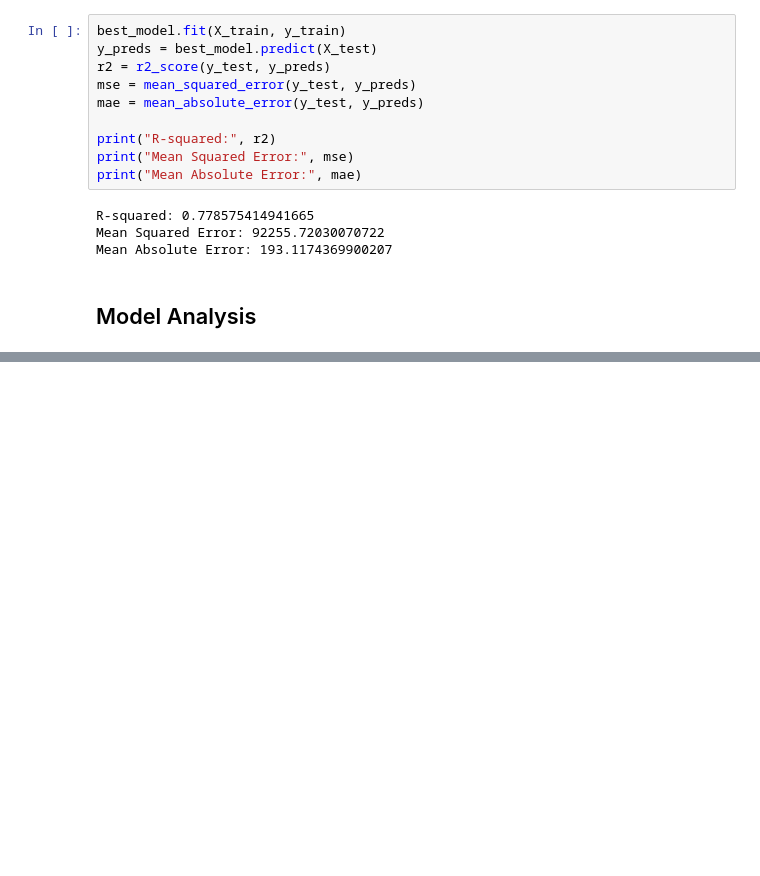
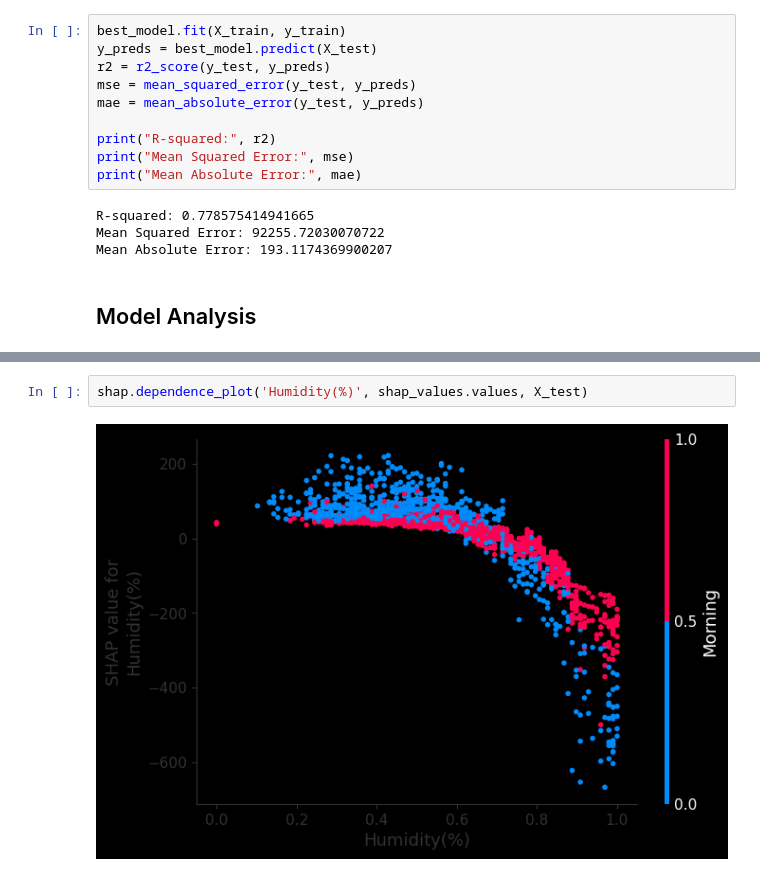
Before and after one commit to majinmarco/ML-Practice, a Jupyter notebook: Seoul Bike Fares/Seoul_Fares.ipynb, the cells around one changed output, grey strips where cells are left out. Drawn from its saved outputs; the diff is of its cells as text; blank space fills up the shorter version.

```diff
--- a/Seoul Bike Fares/Seoul_Fares.ipynb
+++ b/Seoul Bike Fares/Seoul_Fares.ipynb
@@ -446,0 +378,4 @@ However, this is also due to the fact that the energy demanding range for this f
+# %%
+shap.dependence_plot('Humidity(%)', shap_values.values, X_test)
+# %% [output]
+[figure, added]
```
Also changed, not shown: parts of 26 cells of this notebook.
